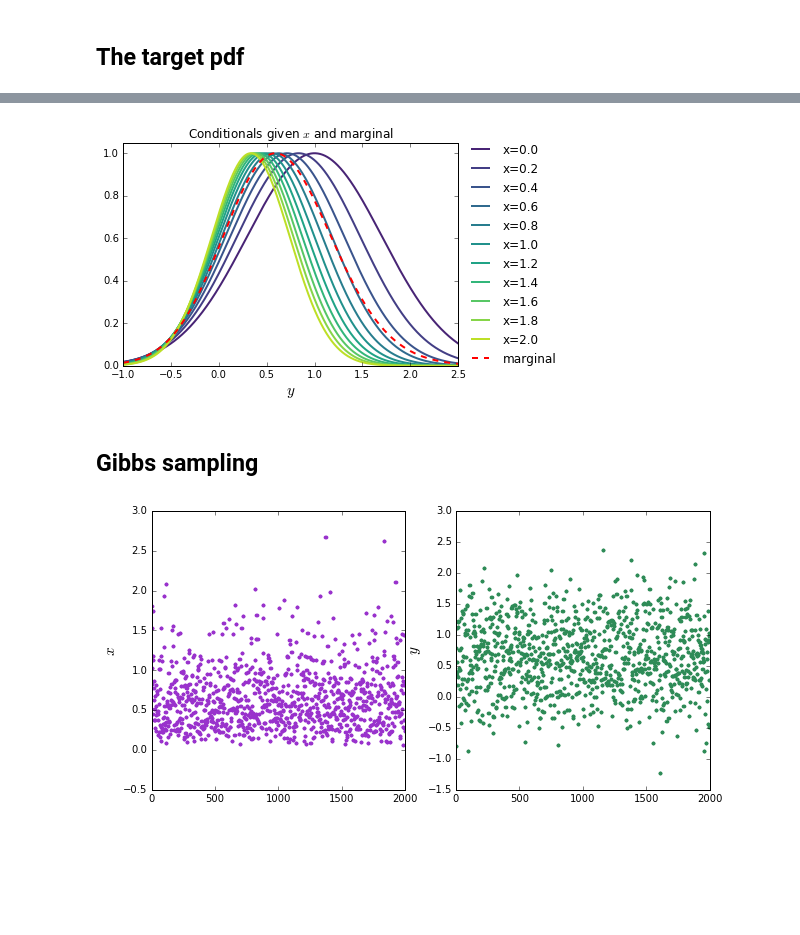
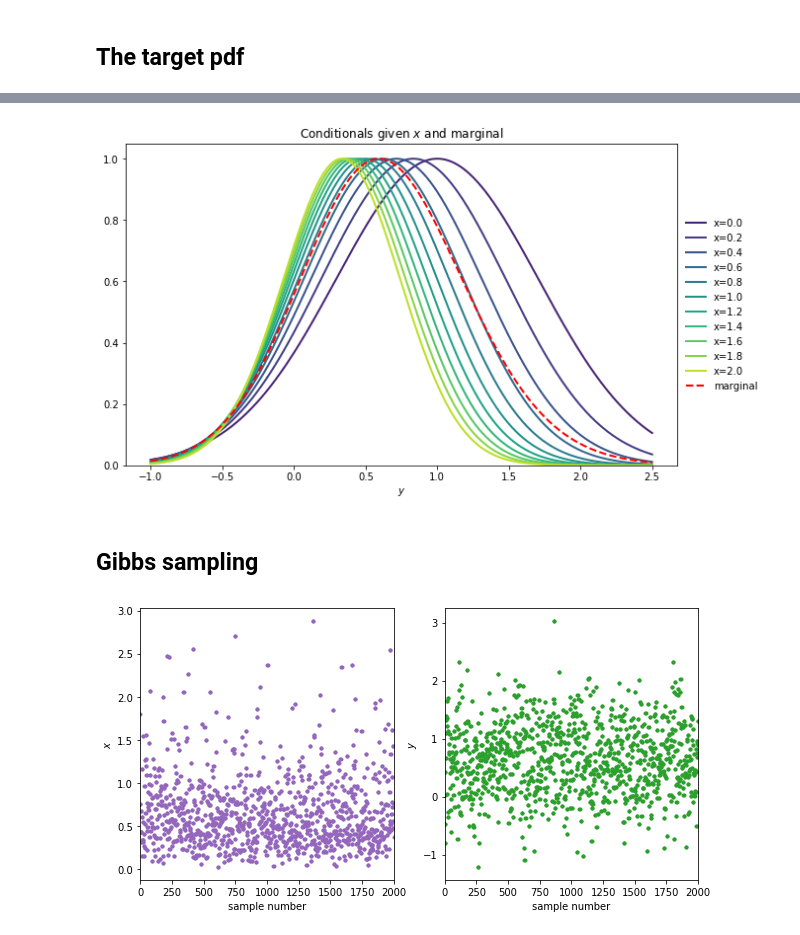
Before and after one commit to florent-leclercq/Bayes_InfoTheory, a Jupyter notebook: MCMC_Gibbs.ipynb, the cells around one changed output, grey strips where cells are left out. Drawn from its saved outputs; the diff is of its cells as text; code cells hidden in the pictures; blank space fills up the shorter version.

```diff
--- a/MCMC_Gibbs.ipynb
+++ b/MCMC_Gibbs.ipynb
@@ -13,7 +13,9 @@ from matplotlib import pyplot as plt
 from matplotlib import gridspec
 from matplotlib.ticker import NullFormatter
 from cycler import cycler
+np.random.seed(123456)
 %matplotlib inline
+plt.rcParams.update({'lines.linewidth': 2})
 # %% [markdown]
 ## The target pdf
 # %%
@@ -101,11 +104,12 @@ plt.show()
 # %%
-plt.rc('axes', prop_cycle=(cycler('color', [plt.cm.viridis(i) for i in np.linspace(0.1,0.9,11)])))
-plt.ylim(0.,1.05)
-plt.xlabel("$x$",size=15)
-for this_y in np.linspace(ymin,ymax,11):
-    plt.plot(x,target_conditional_x_given_yN(x,y=this_y),label='y='+str(this_y),linewidth=2.)
-plt.plot(x,target_marginal_xN(x),linewidth=2.,color='red',linestyle='--',label='marginal')
-plt.title("Conditionals given $y$ and marginal")
-plt.legend(frameon=False,loc='center left',bbox_to_anchor=(1, 0.5))
+fig, ax = plt.subplots(figsize=(10,6))
+ax.set_prop_cycle(cycler('color', [plt.cm.viridis(i) for i in np.linspace(0.1,0.9,11)]))
+ax.set_ylim([0.,1.05])
+ax.set_xlabel("$x$")
+for this_y in np.array((-1.0,-0.65,-0.30,0.05,0.40,0.75,0.10,1.45,1.80,2.15,2.5)):
+    ax.plot(x,target_conditional_x_given_yN(x,y=this_y),label='y='+str(this_y))
+ax.plot(x,target_marginal_xN(x),color='red',linestyle='--',label='marginal')
+ax.set_title("Conditionals given $y$ and marginal")
+ax.legend(frameon=False,loc='center left',bbox_to_anchor=(1, 0.5))
 plt.show()
 # %% [output]
@@ -113,15 +117,16 @@ plt.show()
 # %%
-plt.rc('axes', prop_cycle=(cycler('color', [plt.cm.viridis(i) for i in np.linspace(0.1,0.9,11)])))
-plt.ylim(0.,1.05)
-plt.xlabel("$y$",size=15)
-for this_x in np.linspace(xmin,xmax,11):
-    plt.plot(y,target_conditional_y_given_xN(y,x=this_x),label='x='+str(this_x),linewidth=2.)
-plt.plot(y,target_marginal_yN(y),linewidth=2.,color='red',linestyle='--',label='marginal')
-plt.title("Conditionals given $x$ and marginal")
-plt.legend(frameon=False,loc='center left',bbox_to_anchor=(1, 0.5))
+fig, ax = plt.subplots(figsize=(10,6))
+ax.set_prop_cycle(cycler('color', [plt.cm.viridis(i) for i in np.linspace(0.1,0.9,11)]))
+ax.set_ylim([0.,1.05])
+ax.set_xlabel("$y$")
+for this_x in np.array((0.0,0.2,0.4,0.6,0.8,1.0,1.2,1.4,1.6,1.8,2.0)):
+    ax.plot(y,target_conditional_y_given_xN(y,x=this_x),label='x='+str(this_x))
+ax.plot(y,target_marginal_yN(y),color='red',linestyle='--',label='marginal')
+ax.set_title("Conditionals given $x$ and marginal")
+ax.legend(frameon=False,loc='center left',bbox_to_anchor=(1, 0.5))
 plt.show()
 # %% [output]
-[figure, old version]
+[figure, new version]
 # %% [markdown]
 ## Gibbs sampling
 # %%
@@ -151,15 +158,18 @@ y_start=-0.8
 samples_x, samples_y=Gibbs_sampler(target_conditional_given_x,target_conditional_given_y,Nsamp,x_start,y_start)
 # %%
 f, (ax1, ax2) = plt.subplots(1, 2, figsize=(10,5))
-ax1.set_xlim(0,Nsamp)
-ax1.set_ylabel("$x$",size=15)
-ax1.scatter(np.arange(Nsamp),samples_x,color='darkorchid',marker='.',linewidth=1.5)
-ax2.set_xlim(0,Nsamp)
-ax2.set_ylabel("$y$",size=15)
-ax2.scatter(np.arange(Nsamp),samples_y,color='seagreen',marker='.',linewidth=1.5)
+f.subplots_adjust(wspace=0.2)
+ax1.set_xlim([0,Nsamp])
+ax1.set_xlabel("sample number")
+ax1.set_ylabel("$x$")
+ax1.scatter(np.arange(Nsamp),samples_x,color='C4',marker='.')
+ax2.set_xlim([0,Nsamp])
+ax2.set_xlabel("sample number")
+ax2.set_ylabel("$y$")
+ax2.scatter(np.arange(Nsamp),samples_y,color='C2',marker='.')
 plt.show()
 # %% [output]
-[figure, old version]
+[figure, new version]
 # %%
 nullfmt = NullFormatter()         # no labels
 
```
Also changed, not shown: parts of 5 cells of this notebook, 1 other file.
